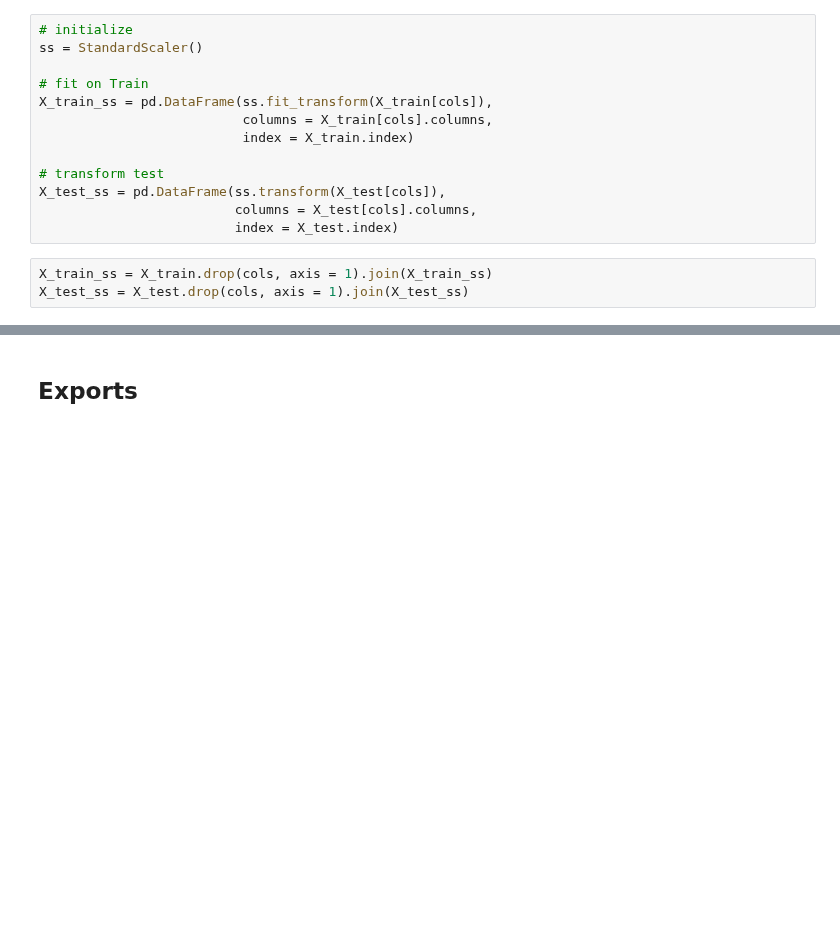
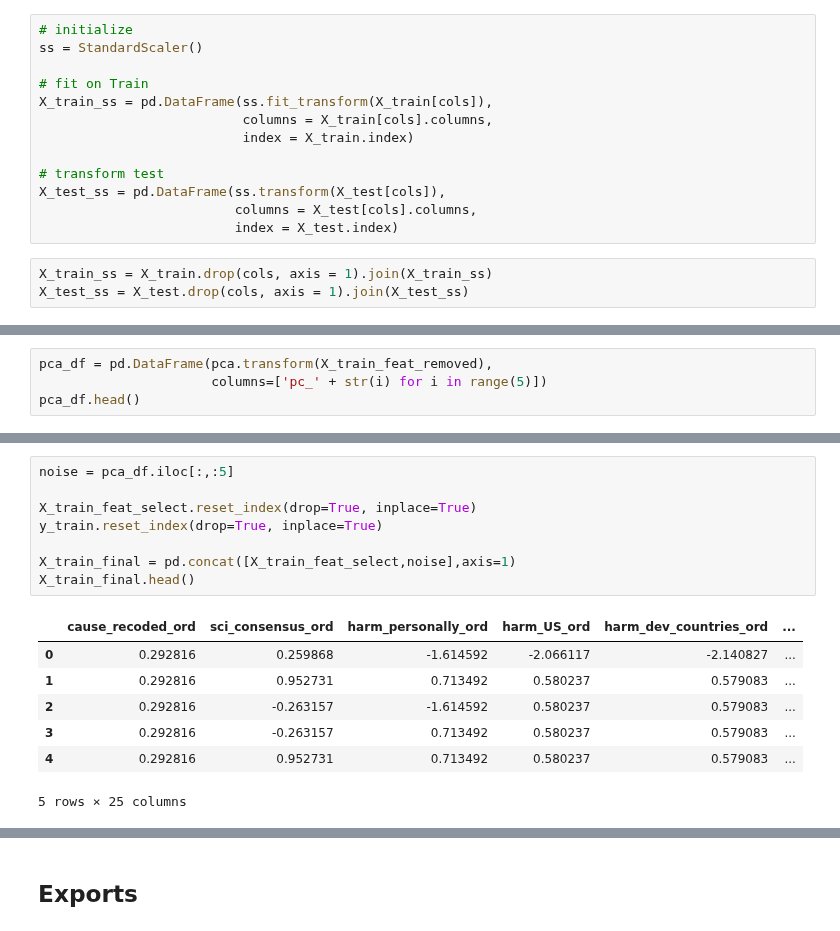
Before and after one commit to sabaiitj/Climate-Change-Survey, a Jupyter notebook: code/02_Preprocessing.ipynb, the cells around one changed output, grey strips where cells are left out. Drawn from its saved outputs; the diff is of its cells as text; blank space fills up the shorter version.

```diff
--- a/code/02_Preprocessing.ipynb
+++ b/code/02_Preprocessing.ipynb
@@ -211,0 +251,4 @@ Index(['cause_recoded_ord', 'sci_consensus_ord', 'harm_personally_ord',
+# %%
+pca_df = pd.DataFrame(pca.transform(X_train_feat_removed),
+                      columns=['pc_' + str(i) for i in range(5)])
+pca_df.head()
@@ -211,0 +262,16 @@ Index(['cause_recoded_ord', 'sci_consensus_ord', 'harm_personally_ord',
+# %%
+noise = pca_df.iloc[:,:5]
+
+X_train_feat_select.reset_index(drop=True, inplace=True)
+y_train.reset_index(drop=True, inplace=True)
+
+X_train_final = pd.concat([X_train_feat_select,noise],axis=1)
+X_train_final.head()
+# %% [output]
+|  | cause_recoded_ord | sci_consensus_ord | harm_personally_ord | harm_US_ord | harm_dev_countries_ord | ... |
+| 0 | 0.292816 | 0.259868 | -1.614592 | -2.066117 | -2.140827 | ... |
+| 1 | 0.292816 | 0.952731 | 0.713492 | 0.580237 | 0.579083 | ... |
+| 2 | 0.292816 | -0.263157 | -1.614592 | 0.580237 | 0.579083 | ... |
+| 3 | 0.292816 | -0.263157 | 0.713492 | 0.580237 | 0.579083 | ... |
+| 4 | 0.292816 | 0.952731 | 0.713492 | 0.580237 | 0.579083 | ... |
+5 rows × 25 columns
```
Also changed, not shown: parts of 27 cells of this notebook, 6 other files.
